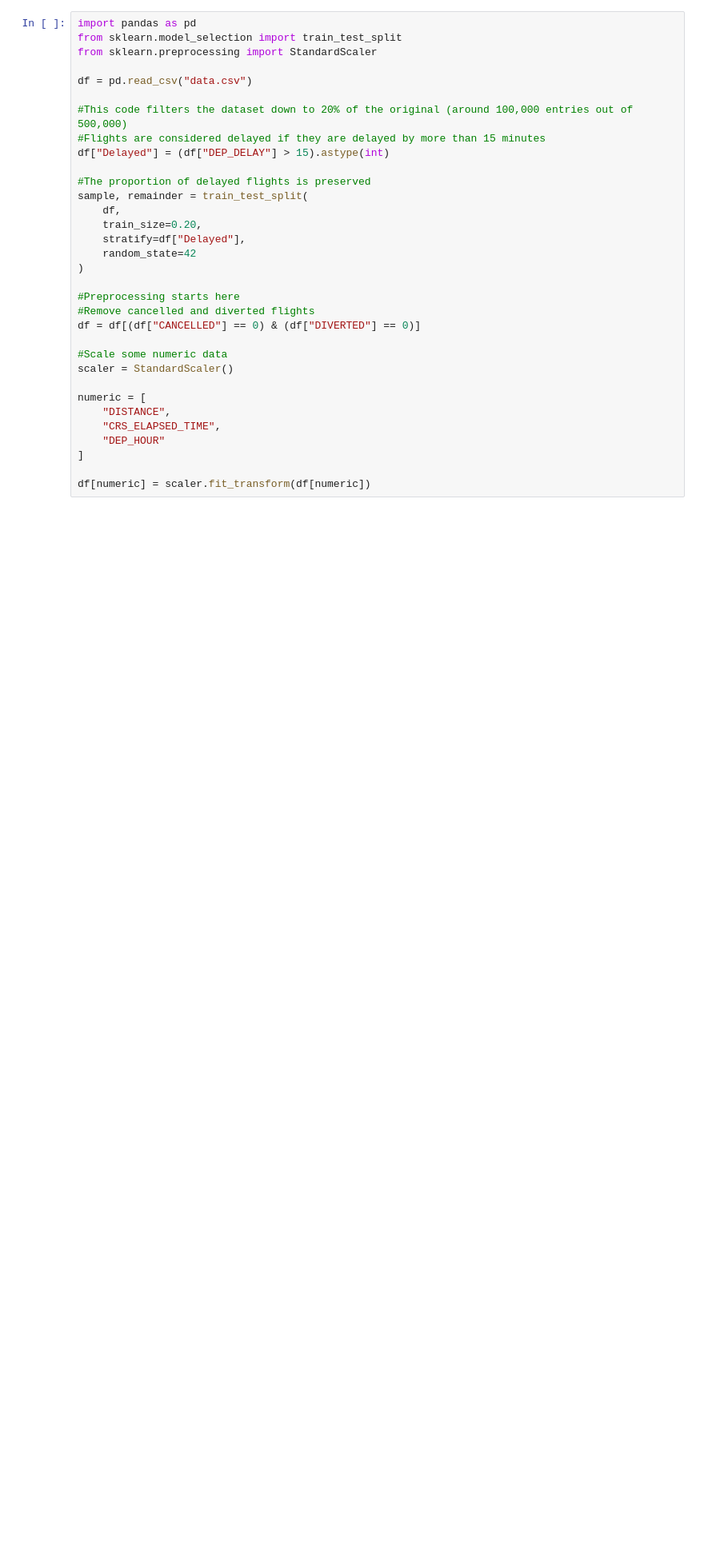
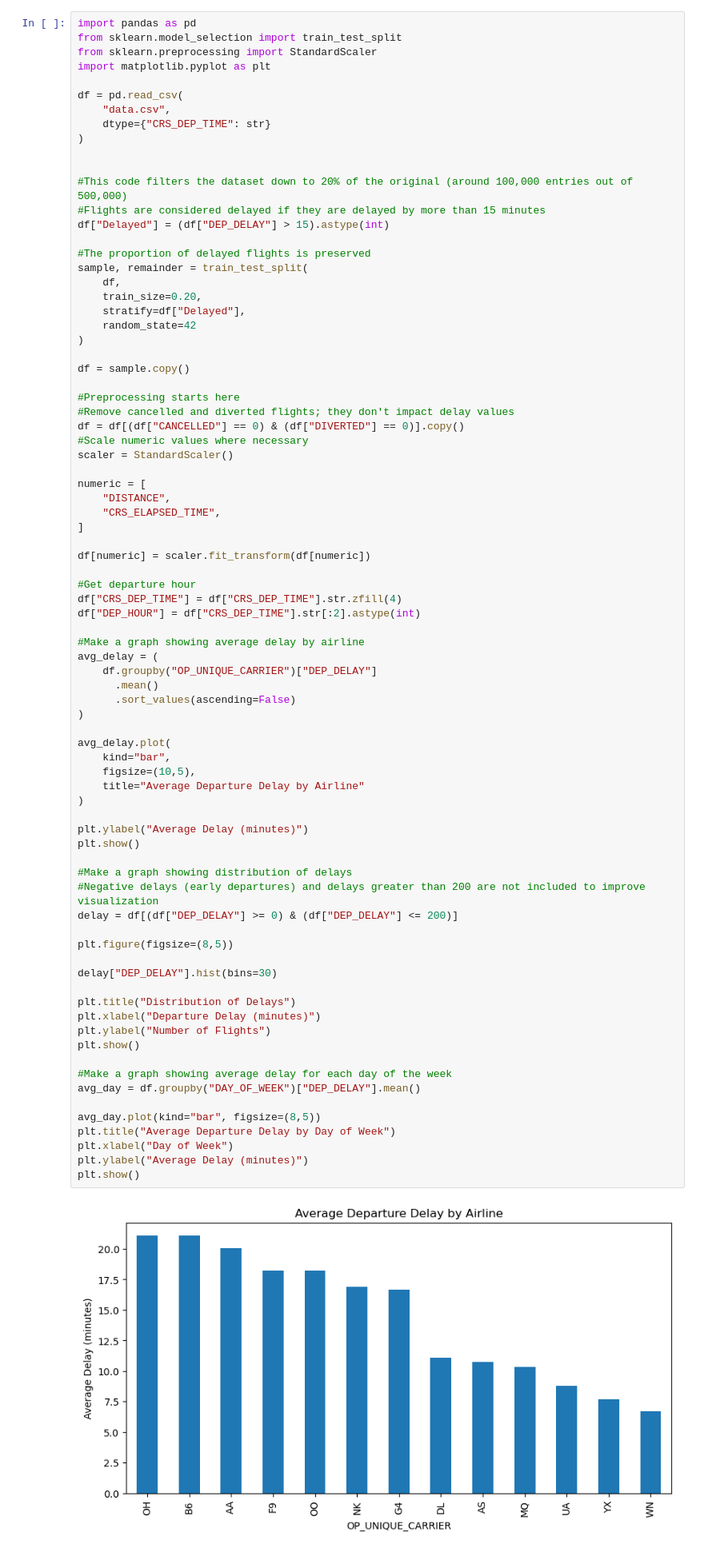
Before and after one commit to ns145-ops/CAP-4770-Project, a Jupyter notebook: project.ipynb, the cells around one changed output. Shown at 80% size. Drawn from its saved outputs; the diff is of its cells as text; blank space fills up the shorter version.

```diff
--- a/project.ipynb
+++ b/project.ipynb
@@ -1,33 +1,82 @@
 # %%
 import pandas as pd
 from sklearn.model_selection import train_test_split
 from sklearn.preprocessing import StandardScaler
+import matplotlib.pyplot as plt
 
-df = pd.read_csv("data.csv")
+df = pd.read_csv(
+    "data.csv",
+    dtype={"CRS_DEP_TIME": str}
+)
+
 
 #This code filters the dataset down to 20% of the original (around 100,000 entries out of 500,000)
 #Flights are considered delayed if they are delayed by more than 15 minutes
 df["Delayed"] = (df["DEP_DELAY"] > 15).astype(int)
 
 #The proportion of delayed flights is preserved
 sample, remainder = train_test_split(
     df,
     train_size=0.20,
     stratify=df["Delayed"],
     random_state=42
 )
 
+df = sample.copy()
+
 #Preprocessing starts here
-#Remove cancelled and diverted flights
-df = df[(df["CANCELLED"] == 0) & (df["DIVERTED"] == 0)]
-
-#Scale some numeric data
+#Remove cancelled and diverted flights; they don't impact delay values
+df = df[(df["CANCELLED"] == 0) & (df["DIVERTED"] == 0)].copy()
+#Scale numeric values where necessary
 scaler = StandardScaler()
 
 numeric = [
     "DISTANCE",
     "CRS_ELAPSED_TIME",
-    "DEP_HOUR"
 ]
 
 df[numeric] = scaler.fit_transform(df[numeric])
+
+#Get departure hour
+df["CRS_DEP_TIME"] = df["CRS_DEP_TIME"].str.zfill(4)
+df["DEP_HOUR"] = df["CRS_DEP_TIME"].str[:2].astype(int)
+
+#Make a graph showing average delay by airline
+avg_delay = (
+    df.groupby("OP_UNIQUE_CARRIER")["DEP_DELAY"]
+      .mean()
+      .sort_values(ascending=False)
+)
+
+avg_delay.plot(
+    kind="bar",
+    figsize=(10,5),
+    title="Average Departure Delay by Airline"
+)
+
+plt.ylabel("Average Delay (minutes)")
+plt.show()
+
+#Make a graph showing distribution of delays
+#Negative delays (early departures) and delays greater than 200 are not included to improve visualization
+delay = df[(df["DEP_DELAY"] >= 0) & (df["DEP_DELAY"] <= 200)]
+
+plt.figure(figsize=(8,5))
+
+delay["DEP_DELAY"].hist(bins=30)
+
+plt.title("Distribution of Delays")
+plt.xlabel("Departure Delay (minutes)")
+plt.ylabel("Number of Flights")
+plt.show()
+
+#Make a graph showing average delay for each day of the week
+avg_day = df.groupby("DAY_OF_WEEK")["DEP_DELAY"].mean()
+
+avg_day.plot(kind="bar", figsize=(8,5))
+plt.title("Average Departure Delay by Day of Week")
+plt.xlabel("Day of Week")
+plt.ylabel("Average Delay (minutes)")
+plt.show()
+# %% [output]
+[figure, added]
```
Also changed, not shown: parts of 1 cell of this notebook.
